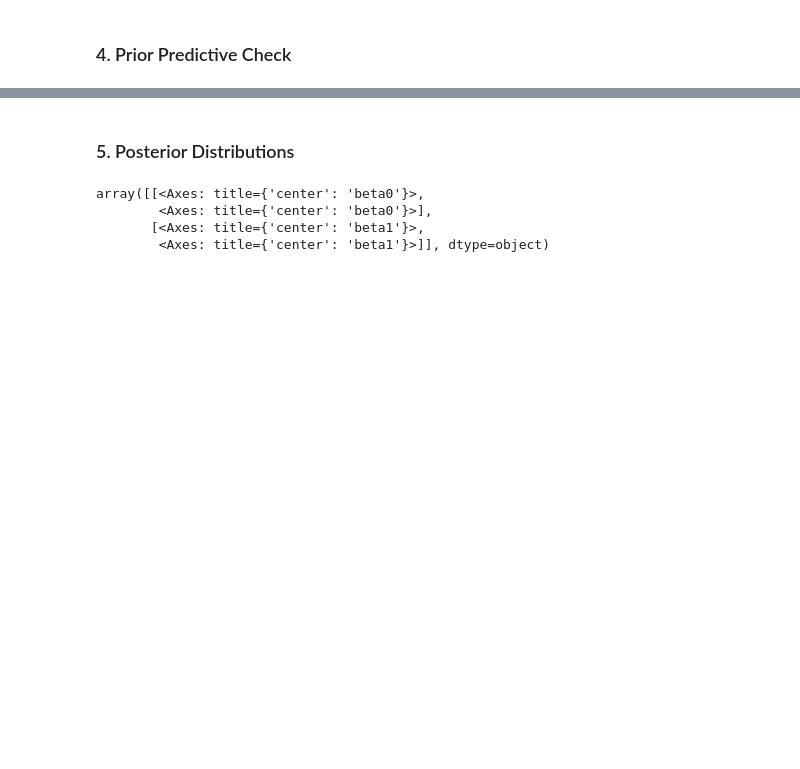
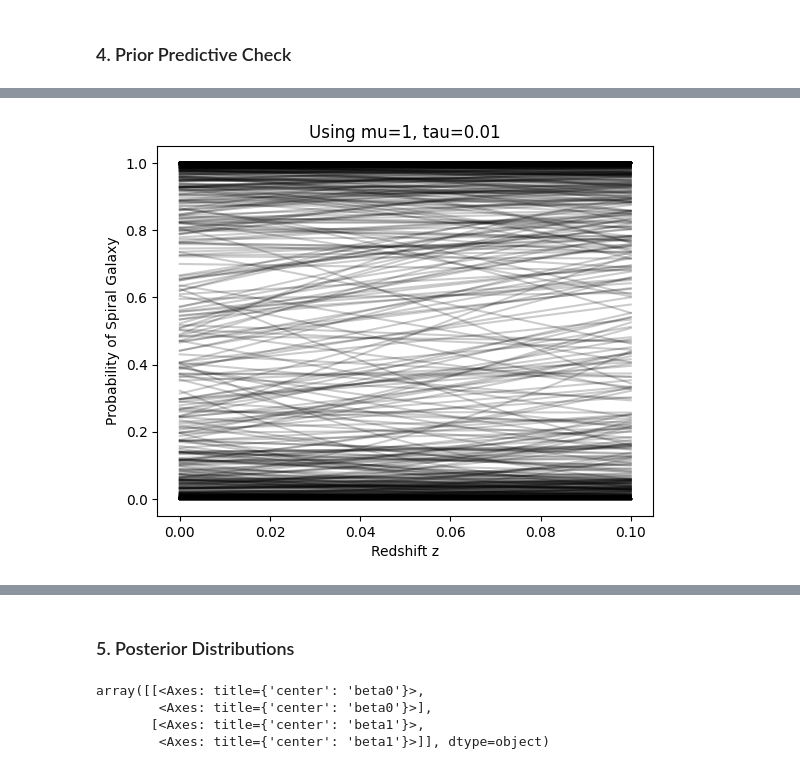
Before and after one commit to erobbtan/AST5731_PROJ2, a Jupyter notebook: Project2.ipynb, the cells around one changed output, grey strips where cells are left out. Saved outputs shown, nothing was run; the diff lists cells and outputs as text; code cells hidden in the pictures; blank space fills up the shorter version.

```diff
--- a/Project2.ipynb
+++ b/Project2.ipynb
@@ -162,0 +221,21 @@ Inference data with groups:
+# %%
+y = df['SVMPython']
+x = df['z']
+
+# Building the model
+with pm.Model() as prior_model:
+    # Priors on Beta
+    beta0 = pm.Normal('beta0', mu=1, tau=0.01, testval=0.0)
+    beta1 = pm.Normal('beta1', mu=1, tau=0.01, testval=0.0)
+
+    # Drawing theta using sigmoid
+    theta = pm.Deterministic('theta', pm.math.sigmoid(beta0+beta1*x))
+
+    # Bernoulli output using theta
+    observed = pm.Bernoulli('p_spiral',theta,observed=y)
+
+    priordata4 = pm.sample_prior_predictive(N_sample)
+# %%
+graph_prior_results(priordata4, 'Using mu=1, tau=0.01')
+# %% [output]
+[figure, added]
```
Also changed, not shown: parts of 12 cells of this notebook.
